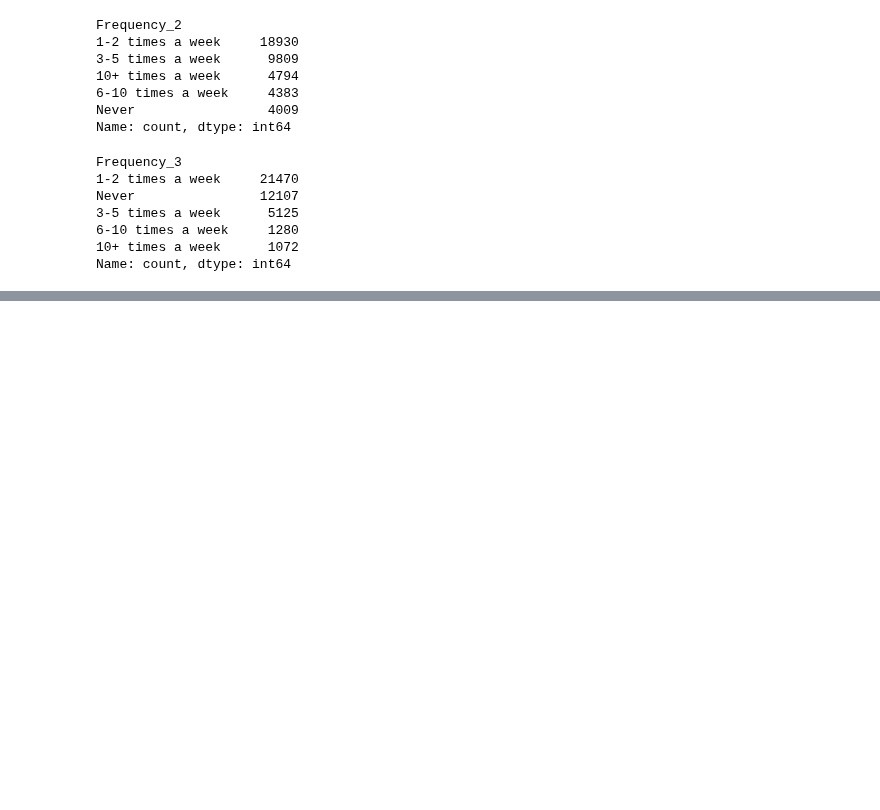
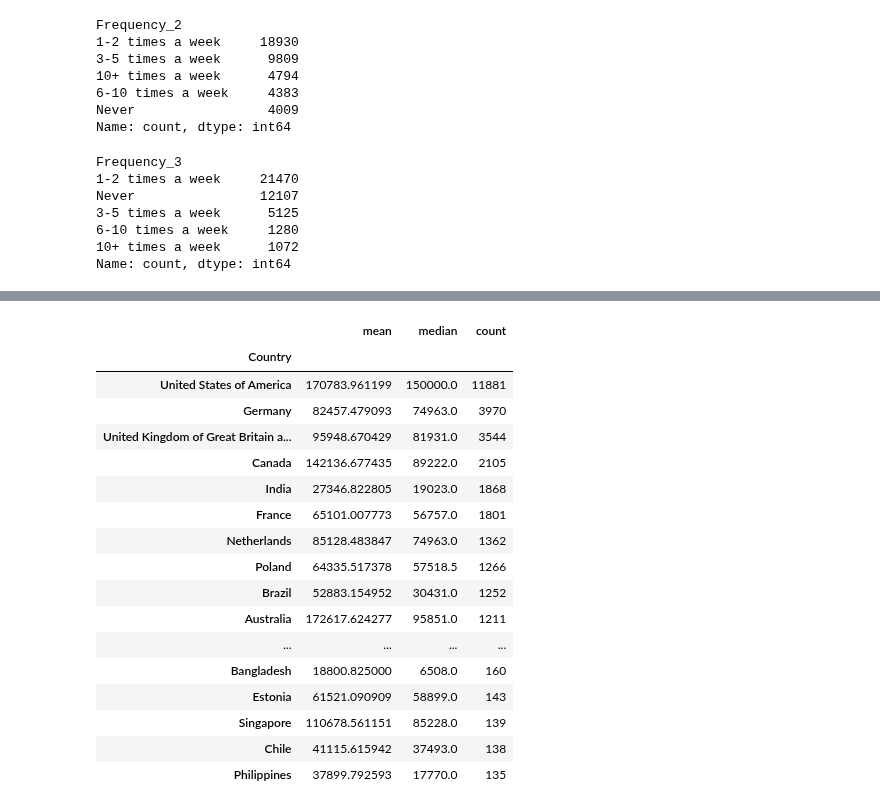
Before and after one commit to novik2713/data-circle-team-C, a Jupyter notebook: EDA.ipynb, the cells around one changed output, grey strips where cells are left out. Cells and saved outputs as stored; diff of their text form; code cells hidden in the pictures; blank space fills up the shorter version.

```diff
--- a/EDA.ipynb
+++ b/EDA.ipynb
@@ -187,0 +313,2 @@ Name: count, dtype: int64
+# %%
+df = drop_from_df(df, ['Knowledge_1', 'Knowledge_2','Knowledge_3','Knowledge_4','Knowledge_5','Knowledge_6','Knowledge_7','Knowledge_8'])
@@ -187,0 +344,23 @@ Name: count, dtype: int64
+# %%
+grouped_data = df.groupby('Country')['ConvertedCompYearly'].agg(['mean', 'median', 'count'])
+
+grouped_data.sort_values(by='count', ascending=False).head(50)
+# %% [output]
+|  | mean | median | count |
+| Country |  |  |  |
+| United States of America | 170783.961199 | 150000.0 | 11881 |
+| Germany | 82457.479093 | 74963.0 | 3970 |
+| United Kingdom of Great Britain a... | 95948.670429 | 81931.0 | 3544 |
+| Canada | 142136.677435 | 89222.0 | 2105 |
+| India | 27346.822805 | 19023.0 | 1868 |
+| France | 65101.007773 | 56757.0 | 1801 |
+| Netherlands | 85128.483847 | 74963.0 | 1362 |
+| Poland | 64335.517378 | 57518.5 | 1266 |
+| Brazil | 52883.154952 | 30431.0 | 1252 |
+| Australia | 172617.624277 | 95851.0 | 1211 |
+| ... | ... | ... | ... |
+| Bangladesh | 18800.825000 | 6508.0 | 160 |
+| Estonia | 61521.090909 | 58899.0 | 143 |
+| Singapore | 110678.561151 | 85228.0 | 139 |
+| Chile | 41115.615942 | 37493.0 | 138 |
+| Philippines | 37899.792593 | 17770.0 | 135 |
```
Also changed, not shown: parts of 20 cells of this notebook, 3 other files.
